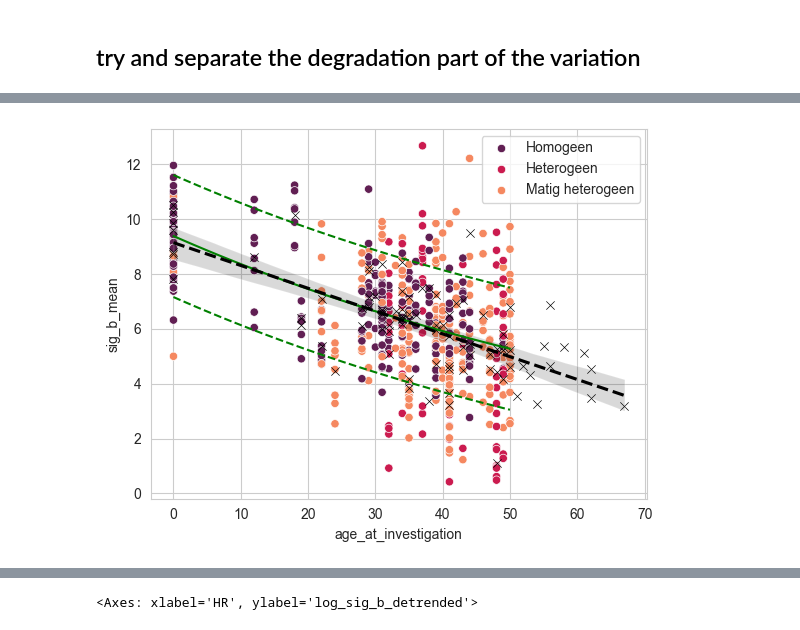
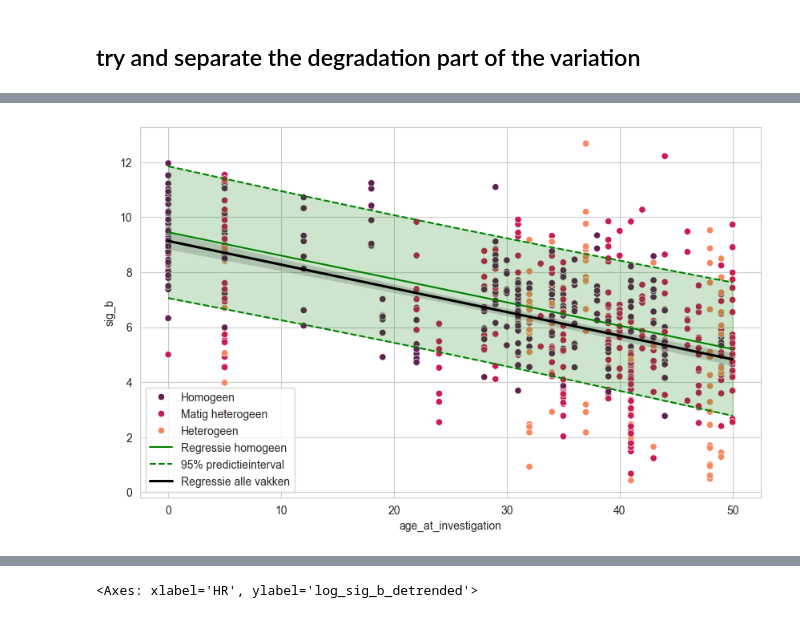
Before and after one commit to amavrits/asphalt-db, a Jupyter notebook: results/AnalysisOfResiduals.ipynb, the cells around one changed output, grey strips where cells are left out. Cells and saved outputs as stored; diff of their text form; code cells hidden in the pictures.

```diff
--- a/results/AnalysisOfResiduals.ipynb
+++ b/results/AnalysisOfResiduals.ipynb
@@ -21,23 +22,28 @@ working_dir = Path(r'c:\Repositories\asphalt-db\results')
 results_dir = Path(r'c:\Users\klerk_wj\OneDrive - Stichting Deltares\00_Projecten\09_Kvk Asfalt\results')
 # %%
 #load the data
-dikes_and_projects = query_dikes_and_projects(sqlite3.connect(working_dir.parent.joinpath('data','database_all_v3.sqlite')))
-df_final = load_and_merge_data(working_dir.parent.joinpath('data','database_all_v3.sqlite'))
+dikes_and_projects = query_dikes_and_projects(sqlite3.connect(working_dir.parent.joinpath('data','database_all_v5.sqlite')))
+df_final = load_and_merge_data(working_dir.parent.joinpath('data','database_all_v5.sqlite'))
 data_per_dike_project = get_section_based_statistics(df_final, dikes_and_projects)
 df_final, data_per_dike_project = classifications_wrapper(df_final, data_per_dike_project)
+
+
+hue_order = ['Homogeen', 'Matig heterogeen', 'Heterogeen']
 # %%
 #load the detrended data
 # df_detrended = pd.read_csv(working_dir.parent.joinpath('data','detrended_data.csv'))
-df_detrended = pd.read_csv(working_dir.parent.joinpath('results','heterogeneity_regression', 'log_y_True', 'data_with_regression_output.csv'))
+df_detrended = pd.read_csv(working_dir.parent.joinpath('results','heterogeneity_regression', 'log_y_False', 'data_with_regression_output.csv'))
 # %%
 # df_detrended['nonlog_detrended_residuals'] = df_detrended['sig_b'] - np.exp(df_detrended['sig_b_regression'])
-df_detrended['sig_b_detrended'] = df_detrended['sig_b'] - np.exp(df_detrended['log_sig_b_regression'])
+#rename resid_M1 to sig_b_detrended
+df_detrended.rename(columns={'resid_M1':'sig_b_detrended'}, inplace=True)
+# df_detrended['sig_b_detrended'] = df_detrended['sig_b'] - df_detrended['resid_M1']
 
 #add some section characteristics to df_detrended
 df_detrended = pd.merge(df_detrended, data_per_dike_project[['project_dike_id','sig_b_mean', 'sig_b_std']], on='project_dike_id', how='left')
 
 #remove data for age_at_investigation >50
-df_detrended = df_detrended[df_detrended['age_at_investigation'] <=50]
+# df_detrended = df_detrended[df_detrended['age_at_investigation'] <=50]
 
 # sns.scatterplot(data=df_detrended, x='age_at_investigation', y='nonlog_detrended_residuals', hue='heterogeneity_category')
 sns.scatterplot(data=df_detrended, x='age_at_investigation', y='sig_b_detrended', hue='heterogeneity_category')
@@ -233,39 +324,52 @@ sns.scatterplot(data=df_detrended_adjusted, x='age_at_investigation', y= 'sig_b_
 # %%
 #plot sig_b and include the regression line from the homogeneous dataset
-sns.scatterplot(data=df_detrended, x= 'age_at_investigation', y = 'sig_b', hue='heterogeneity_category', palette='rocket')
+# sns.scatterplot(data=df_detrended, x= 'age_at_investigation', y = 'sig_b', hue='heterogeneity_category', palette='rocket')
 
 #import regression coefficients from json
+df_for_plot = df_detrended.loc[(df_detrended.age_at_investigation <=50)]# & (df_detrended.HR <=9)]
+# df_for_plot = df_detrended.copy()
+import json
+with open(working_dir.joinpath('heterogeneity_regression', 'log_y_False','lr_results_M1.json')) as f:
+    lr_results = json.load(f)
+    intercept = lr_results['Homogeen']['beta'][0]
+    slope = lr_results['Homogeen']['beta'][1]
+    std_intercept, std_slope = lr_results['Homogeen']['beta_ste']
+    covariance_matrix = np.array(lr_results['Homogeen']['beta_cov'])
+    standard_error = lr_results['Homogeen']['se']
 
-import json
-with open(working_dir.joinpath('heterogeneity_regression', 'log_y_True','lr_results.json')) as f:
-    lr_results = json.load(f)
-    intercept = lr_results['Homogeen']['summary_dict']['const']
-    slope = lr_results['Homogeen']['summary_dict']['age_at_investigation']
+x_grid = np.linspace(0, max(df_for_plot['age_at_investigation']), 100)
+standard_error_regression = np.sqrt(std_intercept**2 + (x_grid * std_slope)**2 + 2 * x_grid * covariance_matrix[0,1])
+total_standard_error = standard_error + standard_error_regression
 
-x_grid = np.linspace(0, max(df_detrended['age_at_investigation']), 100)
-prediction_y = np.exp(intercept['Coef.'] + slope['Coef.'] * x_grid)
-plt.plot(x_grid, prediction_y, color='green')
+prediction_y = intercept + slope * x_grid
+fig, ax = plt.subplots(figsize=(10,6))
+sns.scatterplot(data=df_for_plot, x= 'age_at_investigation', y = 'sig_b', hue='heterogeneity_category', hue_order=hue_order, palette='rocket',ax=ax)
+ax.plot(x_grid, prediction_y, color='green', label='Regressie homogeen')
+ax.fill_between(x_grid, prediction_y - 1.645*total_standard_error, prediction_y + 1.645*total_standard_error, color='green', alpha=0.2)
 #minus the standard deviation line
-plt.plot(x_grid, prediction_y - 1.645*std, color='green', linestyle='dashed')
+ax.plot(x_grid, prediction_y - 1.645*total_standard_error, color='green', linestyle='dashed')
 #plus the standard deviation line
-plt.plot(x_grid, prediction_y + 1.645*std, color='green', linestyle='dashed')
+ax.plot(x_grid, prediction_y + 1.645*total_standard_error, color='green', linestyle='dashed', label=  '95% predictieinterval')
+sns.regplot(data=df_for_plot, x='age_at_investigation', y='sig_b', scatter=False, color='black',ax=ax, label= 'Regressie alle vakken')
 print(f'Intercept: {intercept}, Slope: {slope}')
-# sns.regplot(data=df_detrended.loc[df_detrended['heterogeneity_category'] == 'Homogeen'], x='age_at_investigation', y='sig_b', scatter=False, color='green')
+ax.legend()
+fig,ax = plt.subplots(figsize=(10,6))
 #add dashed lines for regression - standard deviation and + standard deviation
 #plot data for dike sections as well
-sns.scatterplot(data=data_per_dike_project, x='age_at_investigation', y='sig_b_mean', color='black', marker='x')
-sns.regplot(data=data_per_dike_project, x='age_at_investigation', y='sig_b_mean', scatter=False, color='black', line_kws={'linestyle':'dashed'})
+sns.scatterplot(data=data_per_dike_project, x='age_at_investigation', y='sig_b_mean', color='black', marker='x', ax=ax)
+sns.regplot(data=data_per_dike_project, x='age_at_investigation', y='sig_b_mean', scatter=False, color='black', line_kws={'linestyle':'dashed'}, ax=ax, label='Regressie alle vakken')
+ax.set_xlim(-1,51)
+ax.legend()
+# plt.figure()
+#extra cov per dijkvak
+# #additional cov, subtract 0.2 take absolute value, and then
+# data_per_dike_project['sig_b_cov_degradation']  = data_per_dike_project['sig_b_cov'] - 0.2
+# data_per_dike_project['sig_b_cov_degradation'] = np.where(data_per_dike_project['sig_b_cov_degradation']  < 0.0, 0.0, data_per_dike_project['sig_b_cov_degradation'] )
+# sns.scatterplot(data=data_per_dike_project, x='sig_b_cov_degradation', y='sig_b_cov', color='black', marker='x')
 
-plt.figure()
-#extra cov per dijkvak
-#additional cov, subtract 0.2 take absolute value, and then
-data_per_dike_project['sig_b_cov_degradation']  = data_per_dike_project['sig_b_cov'] - 0.2
-data_per_dike_project['sig_b_cov_degradation'] = np.where(data_per_dike_project['sig_b_cov_degradation']  < 0.0, 0.0, data_per_dike_project['sig_b_cov_degradation'] )
-sns.scatterplot(data=data_per_dike_project, x='sig_b_cov_degradation', y='sig_b_cov', color='black', marker='x')
+# plt.figure()
+# sns.scatterplot(data=data_per_dike_project, x='age_at_investigation', y= 'sig_b_cov_degradation',  palette='rocket')
 
-plt.figure()
-sns.scatterplot(data=data_per_dike_project, x='age_at_investigation', y= 'sig_b_cov_degradation',  palette='rocket')
-
-plt.figure()
-sns.scatterplot(data=data_per_dike_project, x='sig_b_cov_degradation', y= 'sig_b_mean',  palette='rocket')
+# plt.figure()
+# sns.scatterplot(data=data_per_dike_project, x='sig_b_cov_degradation', y= 'sig_b_mean',  palette='rocket')
 # %% [output]
@@ -274 +378 @@ Intercept: {'Coef.': 2.2395381791937847, 'Std.Err.': 0.024859834023103957, 't':
-[figure, old version]
+[figure, new version]
```
Also changed, not shown: parts of 21 cells of this notebook, 7 other files.
